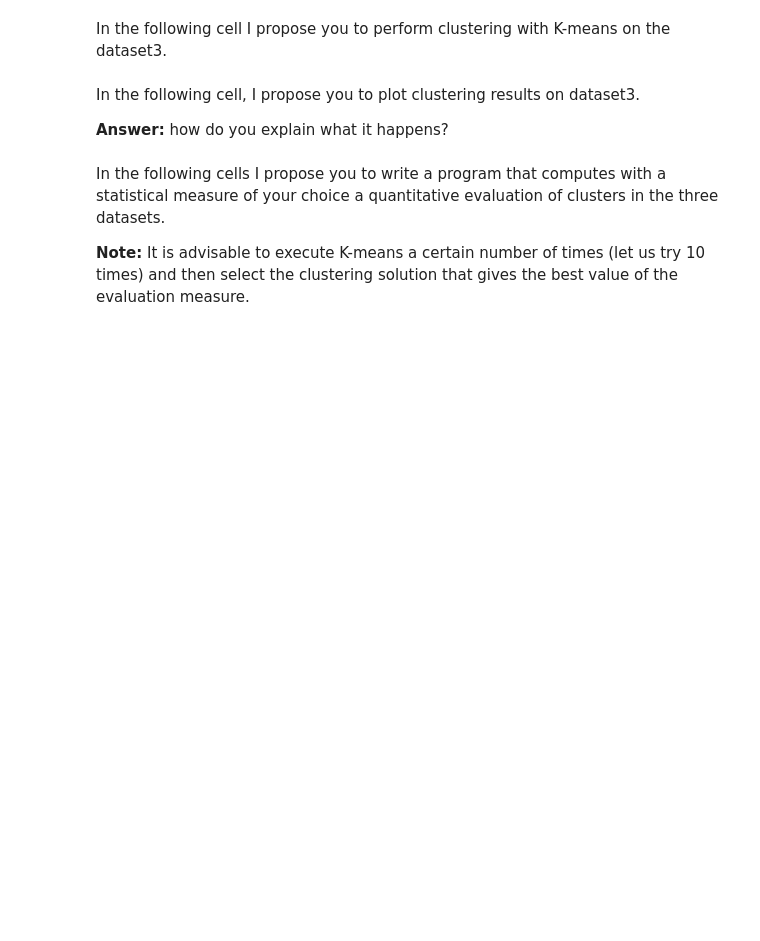
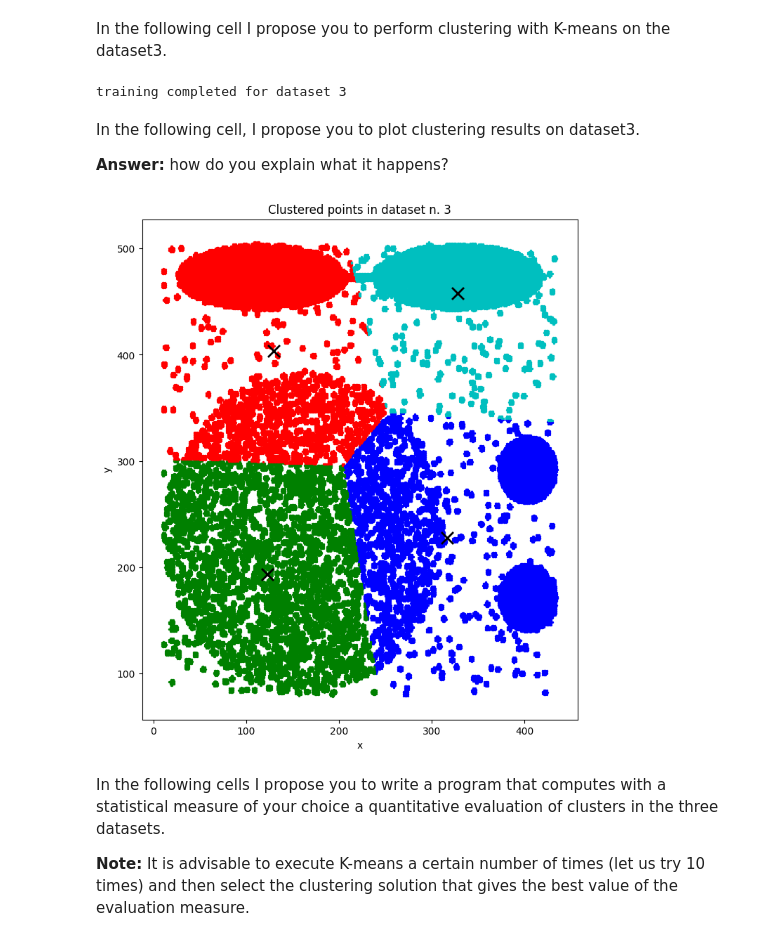
Before and after one commit to jakbtg/AAUT, a Jupyter notebook: Meo/3-clustering_copy_for_students_aa_22_23.ipynb, the cells around one changed output. Drawn from its saved outputs; the diff is of its cells as text; code cells hidden in the pictures; blank space fills up the shorter version.

```diff
--- a/Meo/3-clustering_copy_for_students_aa_22_23.ipynb
+++ b/Meo/3-clustering_copy_for_students_aa_22_23.ipynb
@@ -219,8 +186,7 @@ In the following you have to plot clustering results on dataset2.
 how do you explain what it happens?
 # %%
 # plot the clustered data points
-fig = plt.figure(figsize=(20,10))
-
+fig = plt.figure(figsize=(12,6))
 ax = fig.add_subplot(111)
 fig.subplots_adjust(top=1)
 ax.set_title('Clustered points in dataset n. 2')
@@ -236,5 +202,7 @@ for cluster in range(k):
     data_list_x = [data2[i,0] for i in range(n_samples2) if kmeans2.labels_[i]==cluster]
     data_list_y = [data2[i,1] for i in range(n_samples2) if kmeans2.labels_[i]==cluster]
     plt.scatter(data_list_x, data_list_y, s=2, c=color[cluster], alpha=1)
+    # plot the centroid of each cluster
+    plt.scatter(kmeans2.cluster_centers_[cluster,0], kmeans2.cluster_centers_[cluster,1], s=150, c=color[cluster], marker='x', linewidths=2)
 plt.show()
 # %% [output]
@@ -242,10 +212,47 @@ plt.show()
 # %% [markdown]
 In the following cell I propose you to perform clustering with K-means on the dataset3.
+# %%
+# collecting the data from the file number 3
+data3,feature_names3,n_samples3,n_features3 = load_data(file_path, file_name3)
+
+# Use KMeans to cluster the data points in the dataset number 3
+# np.random.seed(5)
+# I set the number of clusters to 4, because looking at the dataset I can see that there are 4 clusters
+k=4
+# I added the parameter init='random' to avoid the warning message and set the parameter n_init=1 to run only one initialization
+kmeans3 = KMeans(n_clusters=k, random_state=0, init='random', n_init=1).fit(data3)
+
+print('training completed for dataset 3')
+# %% [output]
+training completed for dataset 3
 # %% [markdown]
 In the following cell, I propose you to plot clustering results on dataset3.
 
 **Answer:**
 how do you explain what it happens?
+# %%
+# plot the clustered data points
+fig = plt.figure(figsize=(8,8))
+ax = fig.add_subplot(111)
+fig.subplots_adjust(top=1)
+ax.set_title('Clustered points in dataset n. 3')
+ax.set_xlabel('x')
+ax.set_ylabel('y')
+
+# set the list of colors to be selected when plotting the different clusters
+color=['b','g','r','c','m','y','k','w']
+
+# plot the dataset
+for cluster in range(k):
+    # collect the sequence of cooordinates of the points in each given cluster (determined by cluster)
+    data_list_x = [data3[i,0] for i in range(n_samples3) if kmeans3.labels_[i]==cluster]
+    data_list_y = [data3[i,1] for i in range(n_samples3) if kmeans3.labels_[i]==cluster]
+    plt.scatter(data_list_x, data_list_y, s=2, c=color[cluster], alpha=1)
+    # plot the centroid of each cluster
+    plt.scatter(kmeans3.cluster_centers_[cluster,0], kmeans3.cluster_centers_[cluster,1], s=150, c='black', marker='x', linewidths=2)
+plt.show()
+# %% [output]
+[figure, added]
 # %% [markdown]
 In the following cells I propose you to write a program that computes with a statistical measure of your choice a quantitative evaluation of clusters in the three datasets.
 
```
Also changed, not shown: parts of 7 cells of this notebook.
